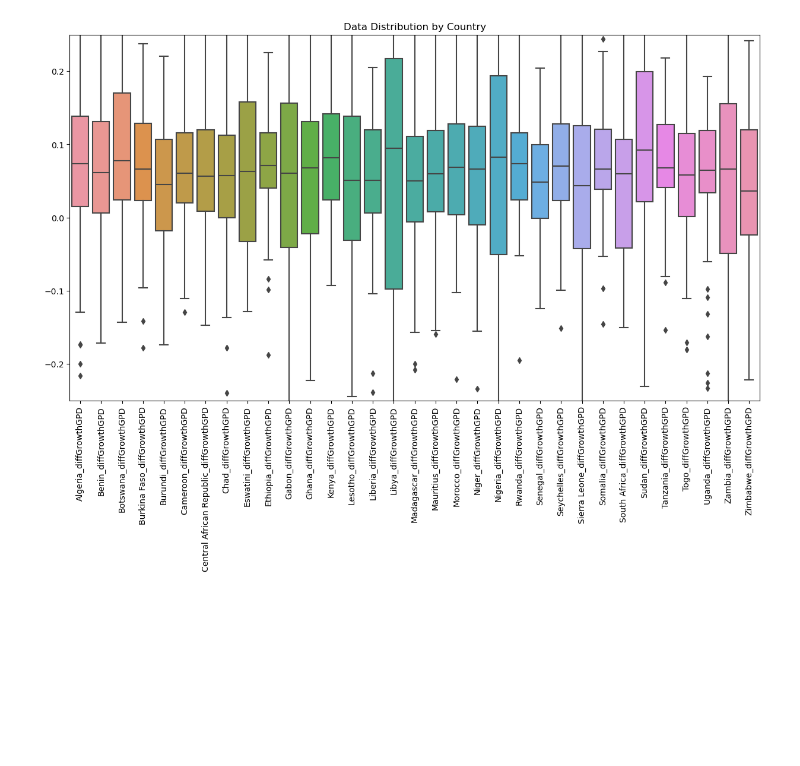
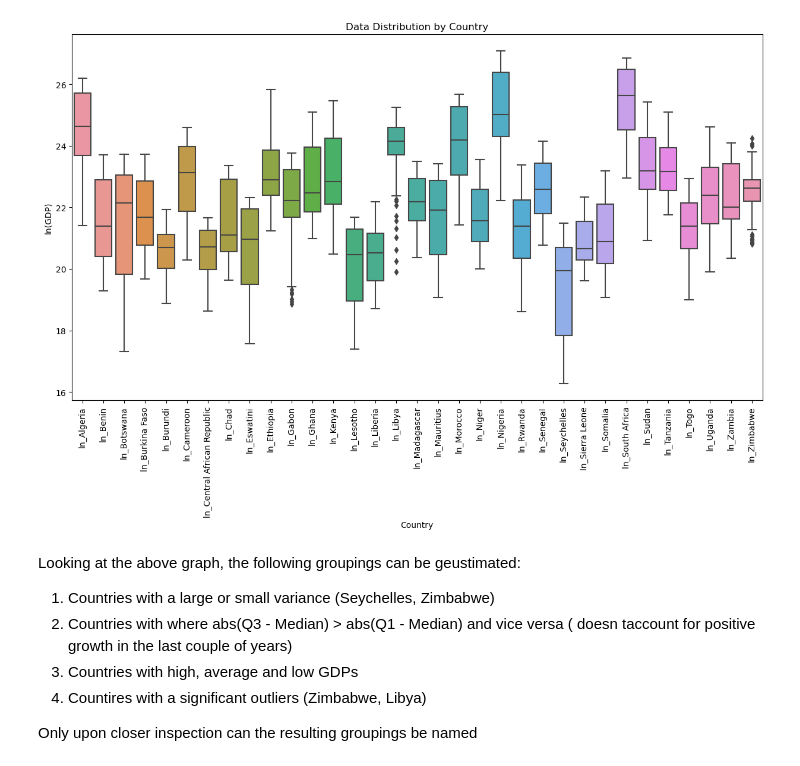
Before and after one commit to WilcoJohn/Progress-ML, a Jupyter notebook: ML Test/1.AfricaGDP.ipynb, the cells around one changed output. Cells and saved outputs as stored; diff of their text form; code cells hidden in the pictures; blank space fills up the shorter version.

```diff
--- a/ML Test/1.AfricaGDP.ipynb
+++ b/ML Test/1.AfricaGDP.ipynb
@@ -22,9 +22,7 @@ import time
 path_gdp = r".\Data\Africa_GDP.csv";
 # %%
 gdp_df = pandas.read_csv(path_gdp);
-gdp_df.set_index("Year", inplace=True);
-countries_list = gdp_df.columns;
+# gdp_df.set_index("Year", inplace=True);
+countries_list = gdp_df.columns[gdp_df.columns != "Year"];
 
-GDP_growth_perc = "_diffGrowthGPD";
+GDP_growth_perc = "_GrowthGDP";
-# %%
-gdp_df_preproc = pandas.DataFrame(index=gdp_df.index, columns=countries_list.append(countries_list + GDP_growth_perc));
@@ -32,7 +73,9 @@ gdp_df_preproc = pandas.DataFrame(index=gdp_df.index, columns=countries_list.app
 gdp_preproc_df = pandas.DataFrame();
 
 for country in countries_list:
-    # print(colName)
     gdp_preproc_df[country + GDP_growth_perc] = gdp_df[country].diff() / gdp_df[country]
-    # gdp_preproc_df["ln_" + country] = numpy.log(gdp_df[country])
-gdp_preproc_df
+    gdp_preproc_df["ln_" + country] = numpy.log(gdp_df[country]);
+
+gdp_preproc_df["Year"] = gdp_df["Year"];
+
+gdp_preproc_df.dropna(inplace=True);    # adter applying the differential remove the NA, THe growth perc is based on the previous year
@@ -70,9 +87,19 @@ plt.legend(loc=[1.05, -0.50]);
 # %%
 plt.figure(figsize=(15, 8));
-seaborn.boxplot(gdp_preproc_df);
+seaborn.boxplot(gdp_preproc_df["ln_" + countries_list]);
 plt.xticks(rotation=90)
 plt.title("Data Distribution by Country")
-plt.ylim([-0.25,0.25])
+plt.xlabel("Country");
+plt.ylabel("ln(GDP)");
 plt.show()
 # %% [output]
-[figure, old version]
+[figure, new version]
+# %% [markdown]
+Looking at the above graph, the following groupings can be geustimated:
+
+1) Countries with a large or small variance (Seychelles, Zimbabwe)
+3) Countries with where abs(Q3 - Median) > abs(Q1 - Median) and vice versa  ( doesn taccount for positive growth in the last couple of years)
+4) Countries with high, average and low GDPs
+5) Countires with a significant outliers (Zimbabwe, Libya)
+
+Only upon closer inspection can the resulting groupings be named
```
Also changed, not shown: parts of 6 cells of this notebook.
